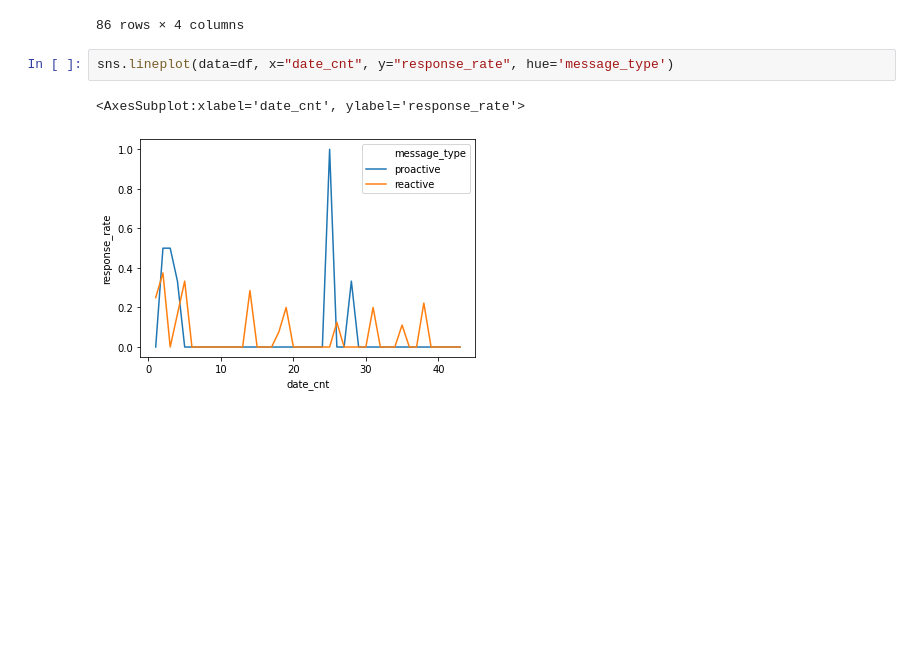
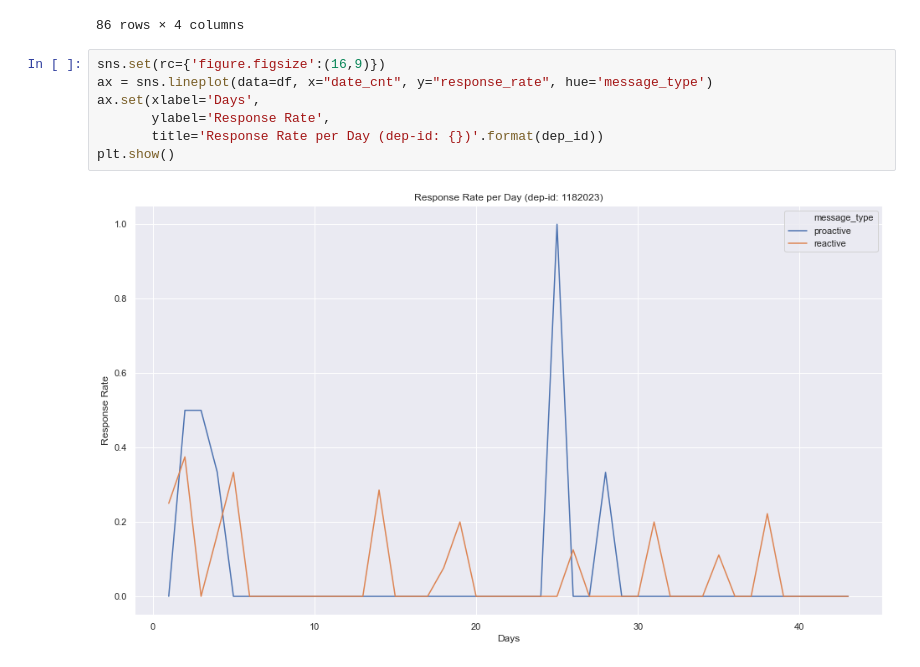
Before and after one commit to peter-peng-w/PCR_DataMining, a Jupyter notebook: compute_response_rate_timeline.ipynb, the cells around one changed output. Cells and saved outputs as stored; diff of their text form; blank space fills up the shorter version.

Commit message:
add computing response rate for all dep-ids

```diff
--- a/compute_response_rate_timeline.ipynb
+++ b/compute_response_rate_timeline.ipynb
@@ -630,8 +615,12 @@ df
 | 84 | 2023-03-27 | 43 | 0.000 | proactive |
 | 85 | 2023-03-27 | 43 | 0.000 | reactive |
 86 rows × 4 columns
-# %%
-sns.lineplot(data=df, x="date_cnt", y="response_rate", hue='message_type')
-# %% [output]
-<AxesSubplot:xlabel='date_cnt', ylabel='response_rate'>
-[figure, removed]
+# %%
+sns.set(rc={'figure.figsize':(16,9)})
+ax = sns.lineplot(data=df, x="date_cnt", y="response_rate", hue='message_type')
+ax.set(xlabel='Days',
+       ylabel='Response Rate',
+       title='Response Rate per Day (dep-id: {})'.format(dep_id))
+plt.show()
+# %% [output]
+[figure, added]
```
Also changed, not shown: parts of 2 cells of this notebook, 1 other file.
